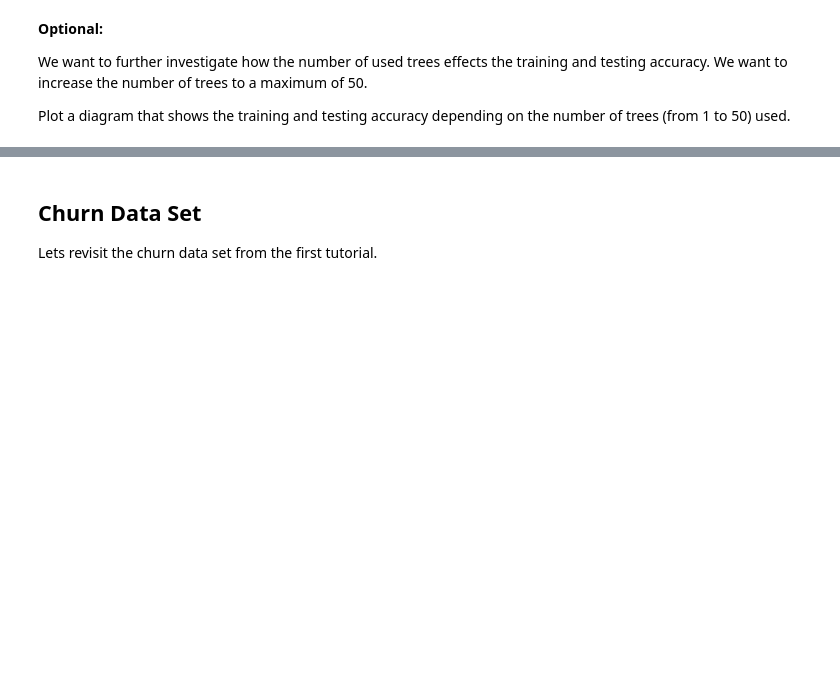
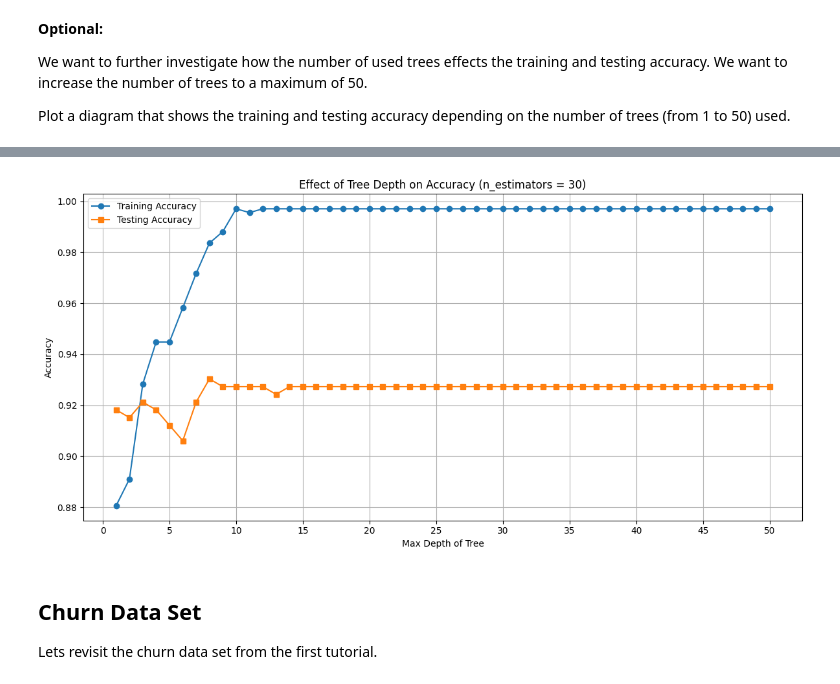
Before and after one commit to mohiuddinshahrukh/ML_LAB_4, a Jupyter notebook: Lab05_RandomForest.ipynb, the cells around one changed output, grey strips where cells are left out. Saved outputs shown, nothing was run; the diff lists cells and outputs as text; code cells hidden in the pictures; blank space fills up the shorter version.

```diff
--- a/Lab05_RandomForest.ipynb
+++ b/Lab05_RandomForest.ipynb
@@ -106,3 +208,34 @@ This plot should look like this:
+# %%
+### WRITE YOUR CODE HERE ###
+train_accuracies = []
+test_accuracies = []
+depth_range = range(1, 51)
+
+# Train model with fixed n_estimators=30 and varying max_depth
+for depth in depth_range:
+    clf = RandomForestClassifier(n_estimators=30, max_depth=depth, random_state=42)
+    clf.fit(X_train, y_train)
+
+    train_acc = accuracy_score(y_train, clf.predict(X_train))
+    test_acc = accuracy_score(y_test, clf.predict(X_test))
+
+    train_accuracies.append(train_acc)
+    test_accuracies.append(test_acc)
+
+# Plotting
+plt.figure(figsize=(12, 6))
+plt.plot(depth_range, train_accuracies, label='Training Accuracy', marker='o')
+plt.plot(depth_range, test_accuracies, label='Testing Accuracy', marker='s')
+plt.xlabel('Max Depth of Tree')
+plt.ylabel('Accuracy')
+plt.title('Effect of Tree Depth on Accuracy (n_estimators = 30)')
+plt.legend()
+plt.grid(True)
+plt.xticks(range(0, 51, 5))
+plt.tight_layout()
+plt.show()
+# %% [output]
+[figure, added]
 # %% [markdown]
 ## Churn Data Set
 Lets revisit the churn data set from the first tutorial.
```
Also changed, not shown: parts of 24 cells of this notebook.
